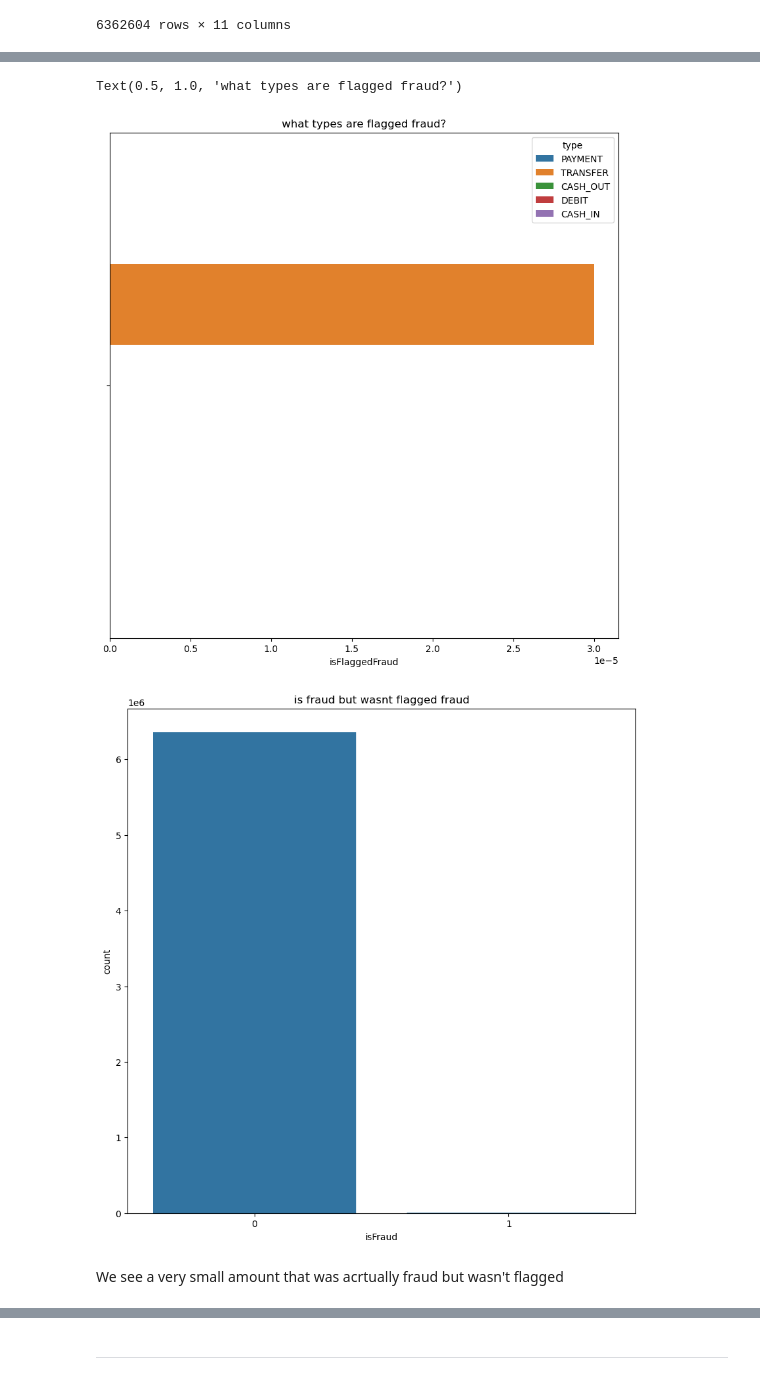
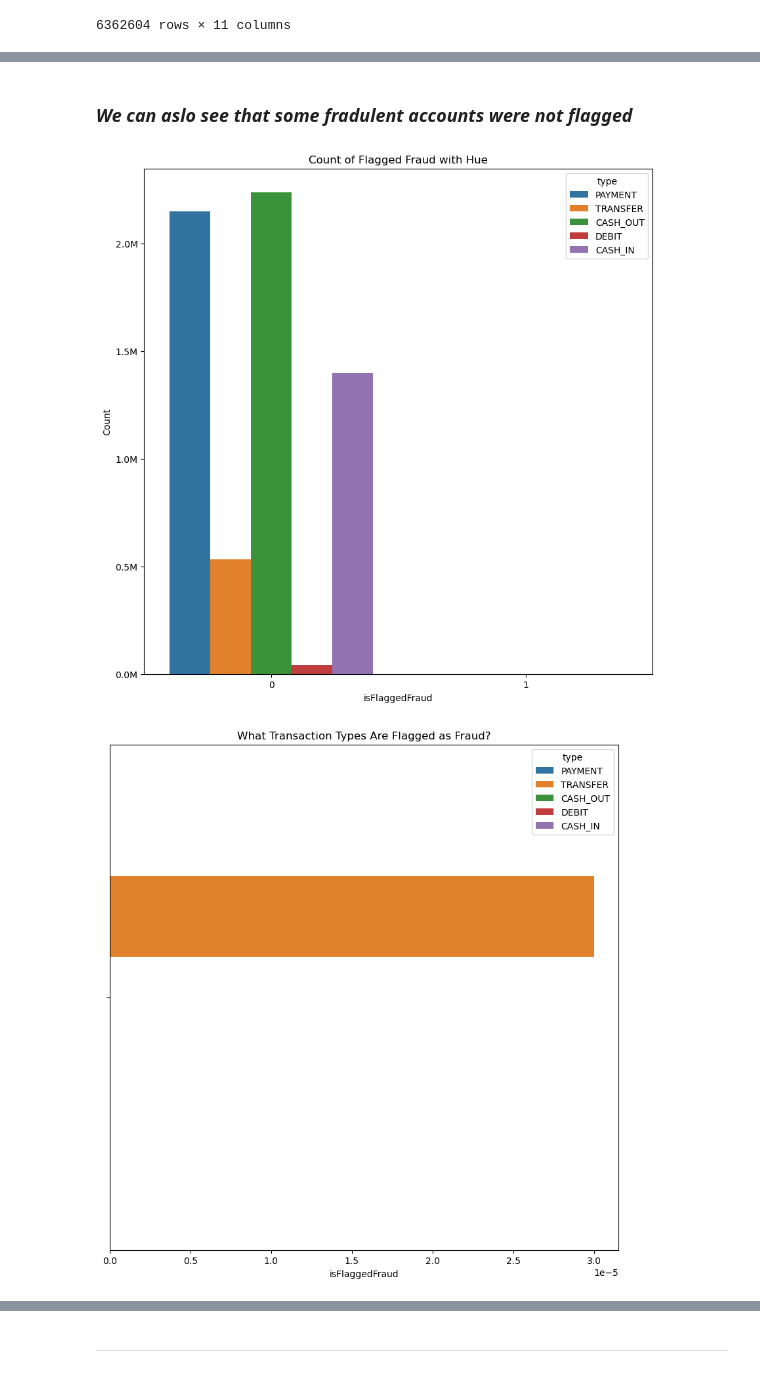
Before and after one commit to GClark89/Financial_fraud_machine, a Jupyter notebook: EDA.ipynb, the cells around one changed output, grey strips where cells are left out. Cells and saved outputs as stored; diff of their text form; code cells hidden in the pictures.

```diff
--- a/EDA.ipynb
+++ b/EDA.ipynb
@@ -297,15 +292,30 @@ plt.gca().yaxis.set_major_formatter(formatter)
-# %%
-#For read me - We can see that only Transfer's only been flagged for Fraud
-sns.barplot(data= df, x= "isFlaggedFraud" , hue = "type", errorbar= None)
-plt.title('what types are flagged fraud?')
-# %% [output]
-Text(0.5, 1.0, 'what types are flagged fraud?')
-[figure, removed]
-# %%
-sns.countplot(data=IsNotFlaggedFraud_df, x="isFraud")
-plt.title('is fraud but wasnt flagged fraud')
-plt.show()
-# %% [output]
-[figure, removed]
-# %% [markdown]
-We see a very small amount that was acrtually fraud but wasn't flagged
+# %% [markdown]
+### *We can aslo see that some fradulent accounts were not flagged*
+# %%
+# Count plot of flagged fraud cases by transaction type
+sns.countplot(data=df, x="isFlaggedFraud", hue="type")
+plt.ylabel('Count')
+plt.title('Count of Flagged Fraud with Hue')
+
+# Formatting y-axis to display numbers in millions (1M)
+formatter = FuncFormatter(lambda x, pos: f'{x / 1e6:.1f}M')
+plt.gca().yaxis.set_major_formatter(formatter)
+
+# Display the plot
+plt.show()
+
+# Bar plot to show which transaction types are flagged as fraud
+sns.barplot(data=df, x="isFlaggedFraud", hue="type", errorbar=None)
+plt.title('What Transaction Types Are Flagged as Fraud?')
+
+plt.show()
+
+
+# Count plot of actual fraud cases that were NOT flagged
+sns.countplot(data=IsNotFlaggedFraud_df, x="isFraud")
+plt.title('Fraud Cases That Were Not Flagged as Fraud')
+
+plt.show()
+# %% [output]
+[figure, added]
+[figure, added]
```
Also changed, not shown: parts of 29 cells of this notebook.
